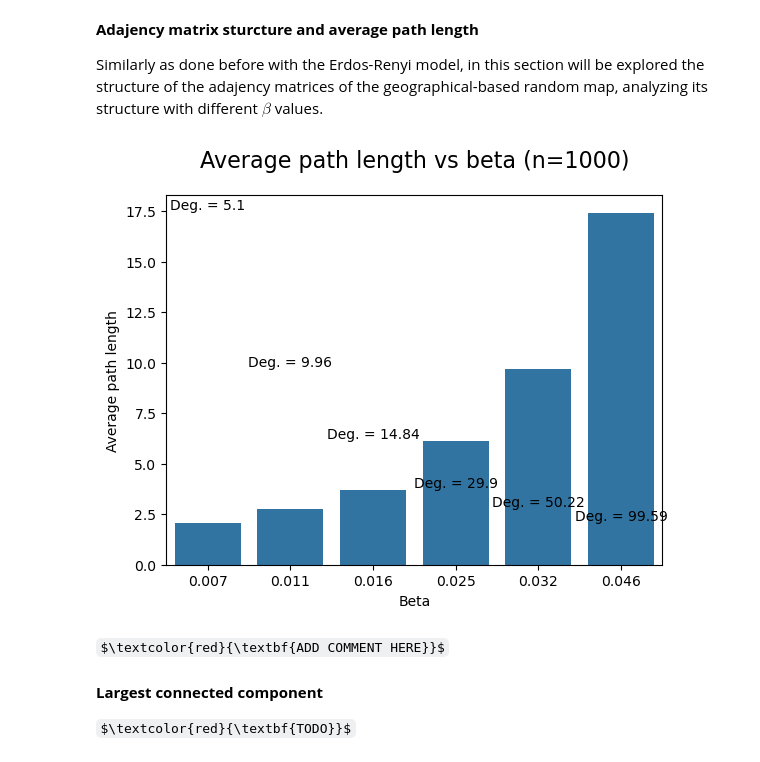
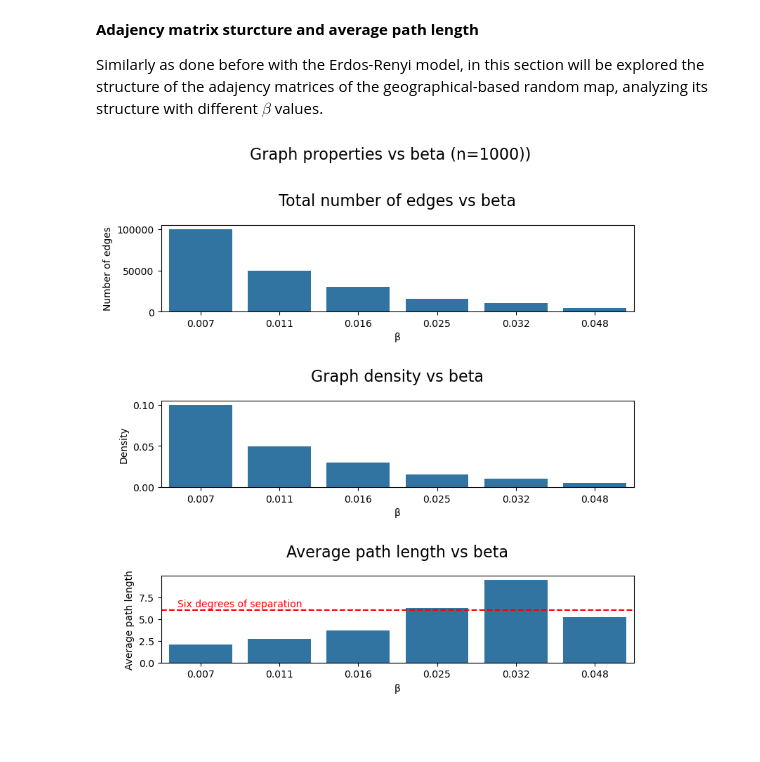
Before and after one commit to lucadibello/geographical-friendship-network, a Jupyter notebook: geographical-friendship-network.ipynb, the cells around one changed output. Saved outputs shown, nothing was run; the diff lists cells and outputs as text; code cells hidden in the pictures; some formulas as TeX source; blank space fills up the shorter version.

```diff
--- a/geographical-friendship-network.ipynb
+++ b/geographical-friendship-network.ipynb
@@ -384,8 +395,9 @@ In this section will be explored characteristics of the Erdos-Renyi graph genera
 # Generate random graph
 ps = [0.001, 0.005, 0.01, 0.05, 0.1, 0.5, 0.9]
 
-# Run simulations with different sizes
-graphs = [(p, ig.Graph.Erdos_Renyi(n=1000, p=p, directed=False, loops=False)) for p in ps]
+# Run simulations with different probabilities
+n_individuals = 1000
+graphs = [(p, ig.Graph.Erdos_Renyi(n=n_individuals, p=p, directed=False, loops=False)) for p in ps]
 # %% [markdown]
 **Degree distribution**
 
@@ -640,0 +650,15 @@ p = 0.01
+# %%
+# Plot analysis results
+plt.subplots(1, 1, figsize=(10, 5))
+fig = sns.barplot(x=ps, y=n_connected_components)
+fig.set_title('Number of connected components vs second smallest eigenvalue', pad=20).set_fontsize('16')
+fig.set_xlabel('p')
+fig.set_ylabel('Number of connected components')
+fig.set_ylim(0, 1.1 * max(n_connected_components)) # Add spacing between bars and plot border on y axis
+
+# Add text showing the number of connected components + second smallest eigenvalue
+for i in range(len(ps)):
+  fig.text(i, n_connected_components[i], 'n = {}\nλ1 = {}'.format(n_connected_components[i], np.round(n_second_smallest_eigenvalues[i], 2)), ha='center', va='bottom')
+
+# Show figure
+plt.show()
@@ -1555,35 +1630,44 @@ Similarly as done before with the Erdos-Renyi model, in this section will be exp
 # %%
 # Convert adjacency matrix to igraph graph
 graphs = [ig.Graph.Adjacency(adj_matrix.tolist()) for adj_matrix in optimal_adj_matrices]
 
 # Acquire information about these graphs (density, average path lenght)
 average_path_lengths = [graph.average_path_length() for graph in graphs]
 densities = [graph.density() for graph in graphs]
 tot_edges = [graph.ecount() for graph in graphs]
 
 # Plot total edges, density and average degree
-fig, ax = plt.subplots(3, 1, figsize=(8, 7))
+fig, ax = plt.subplots(3, 1, figsize=(8, 8))
+
+# Set subplot title
+fig.suptitle(f'Graph properties vs beta (n={n_individuals}))', y=1, fontsize=16)
+
+# Add space between subplots
+fig.tight_layout(pad=3, h_pad=7.0)
 
 # Plot total number of edges
-# FIXME: CONTINUE FROM HERE!!
+sns.barplot(x=np.round(optimal_betas, 3), y=tot_edges, ax=ax[0])
+ax[0].set_title('Total number of edges vs beta', pad=20).set_fontsize('16')
+ax[0].set_xlabel('β')
+ax[0].set_ylabel('Number of edges')
+
+# Plot graph density
+sns.barplot(x=np.round(optimal_betas, 3), y=densities, ax=ax[1])
+ax[1].set_title('Graph density vs beta', pad=20).set_fontsize('16')
+ax[1].set_xlabel('β')
+ax[1].set_ylabel('Density')
 
 # Plot the average path length for each graph and show beta values and average path length values as annotations
-sns.barplot(x=np.round(optimal_betas, 3), y=average_path_lengths, ax=ax[0])
-plt.title(f'Average path length vs beta (n={n_individuals})', pad=20).set_fontsize('16')
-plt.xlabel('Beta')
-plt.ylabel('Average path length')
+sns.barplot(x=np.round(optimal_betas, 3), y=average_path_lengths, ax=ax[2])
+ax[2].set_title('Average path length vs beta', pad=20).set_fontsize('16')
+ax[2].set_xlabel('β')
+ax[2].set_ylabel('Average path length')
 
-# Plot average degree as annotations
-for i, beta in enumerate(optimal_betas):
-  plt.text(i, average_path_lengths[i], f'Deg. = {np.round(degreeFromAdjMatrix(optimal_adj_matrices[i]), 2)}', ha='center', va='bottom')
+# Highlight the average path length = 6 line (six-degree of separation)
+ax[2].axhline(6, color='red', linestyle='--')
+ax[2].text(0.5, 6.2, 'Six degrees of separation', ha='center', va='bottom', color='red')
 
 # Show the plot
 plt.show()
 # %% [output]
-[figure, old version]
+[figure, new version]
-# %% [markdown]
-$\textcolor{red}{\textbf{ADD COMMENT HERE}}$
-# %% [markdown]
-**Largest connected component**
-
-$\textcolor{red}{\textbf{TODO}}$
```
Also changed, not shown: parts of 50 cells of this notebook.
